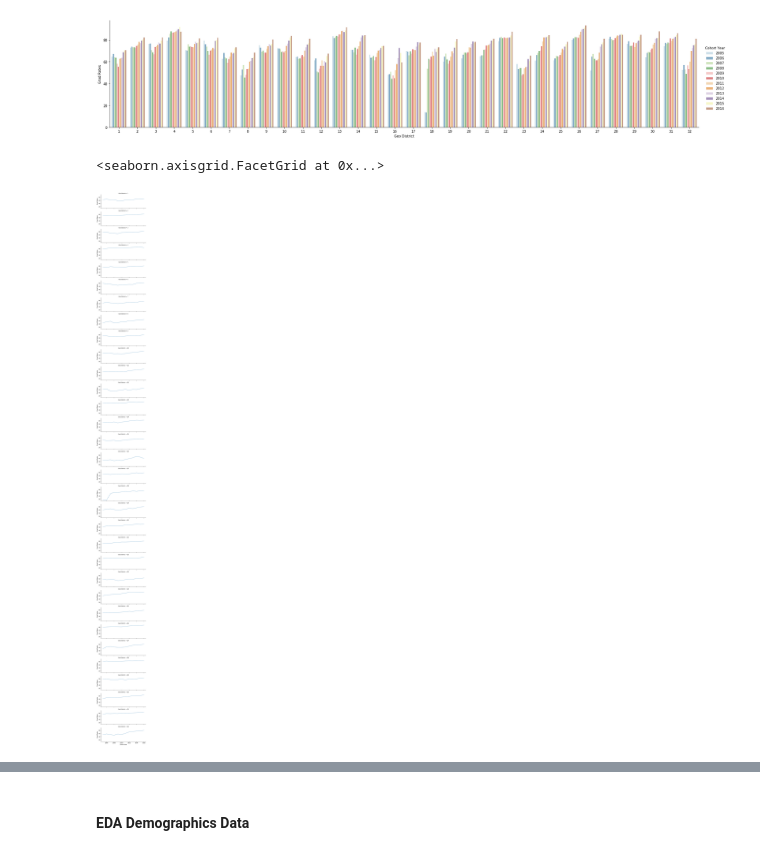
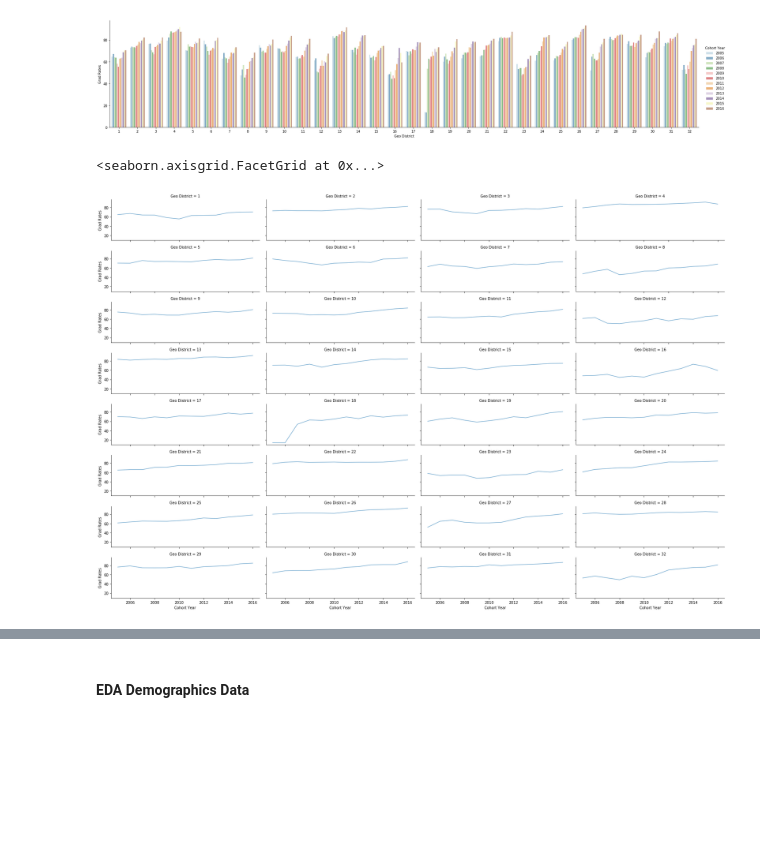
Before and after one commit to meiguan/covid19SchoolsNYC, a Jupyter notebook: eda_public_datasets.ipynb, the cells around one changed output, grey strips where cells are left out. Cells and saved outputs as stored; diff of their text form; code cells hidden in the pictures; blank space fills up the shorter version.

```diff
--- a/eda_public_datasets.ipynb
+++ b/eda_public_datasets.ipynb
@@ -153,4 +201,4 @@ posx and posy should be finite values
 # %%
-geo_dis_rates = pd.DataFrame(round(grads.groupby(['cohortYear', 'geoDis'])['gradsNum'].agg('sum')/grads.groupby(['cohortYear', 'geoDis'])['totalCohortNum'].agg('sum')*100,2),
+geo_dis_rates = pd.DataFrame(round(grads.groupby(['cohortYear', 'geoDis'])['numGrads'].agg('sum')/grads.groupby(['cohortYear', 'geoDis'])['numTotalCohort'].agg('sum')*100,2),
                              columns=['Grad Rates'])
 geo_dis_rates = geo_dis_rates.reset_index().rename(columns = {'cohortYear': 'Cohort Year', 'geoDis':'Geo District'})
@@ -183,8 +240,8 @@ g = sns.catplot(
 # %% [output]
 [figure]
 # %%
-g = sns.FacetGrid(data=geo_dis_rates, row="Geo District", height=2, aspect = 3)
+g = sns.FacetGrid(data=geo_dis_rates, col="Geo District", col_wrap = 4, height=2, aspect = 3)
 g.map(sns.lineplot, 'Cohort Year', 'Grad Rates', alpha=.6)
 # %% [output]
 <seaborn.axisgrid.FacetGrid at 0x...>
-[figure, old version]
+[figure, new version]
```
Also changed, not shown: parts of 34 cells of this notebook, 1 other file.
